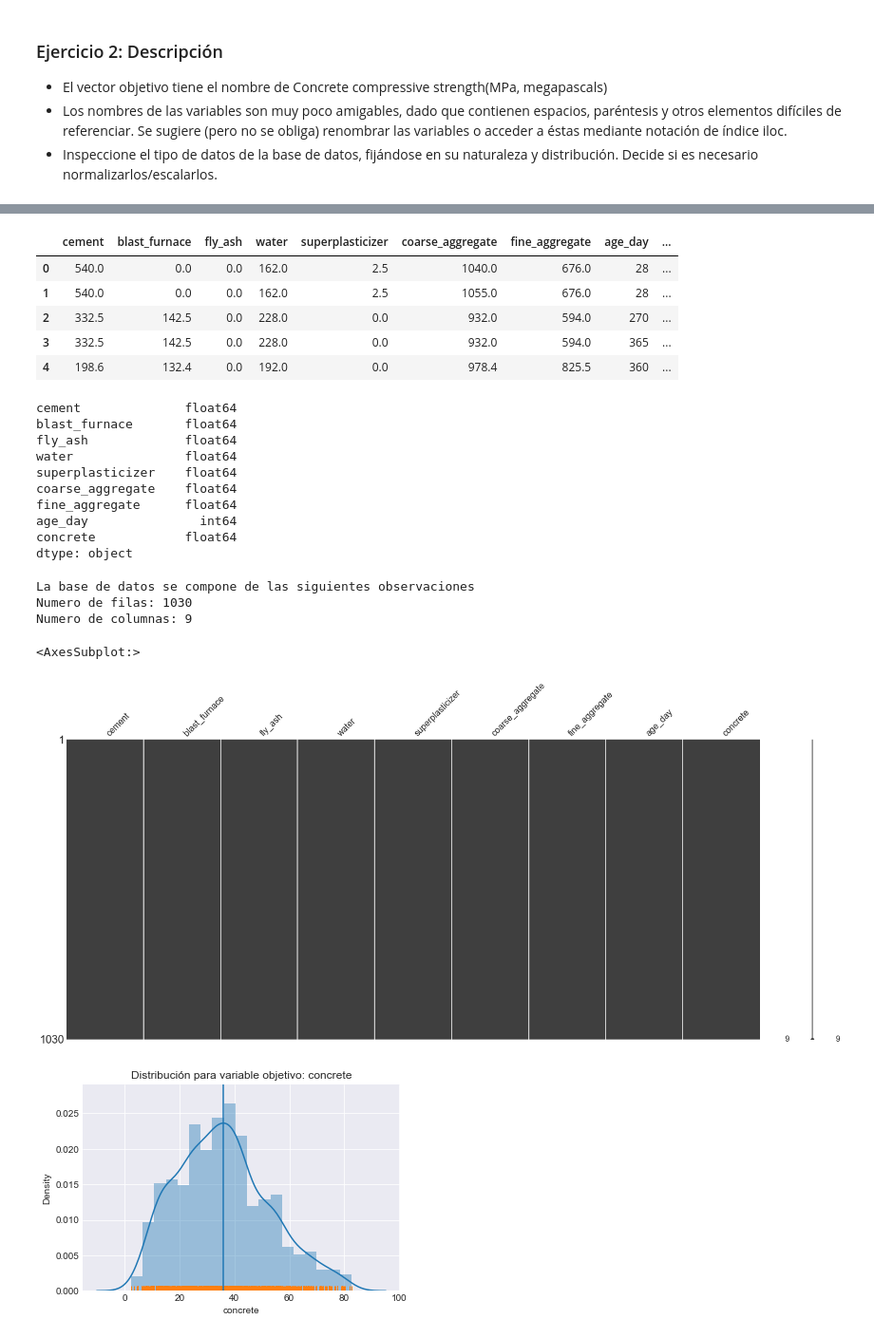
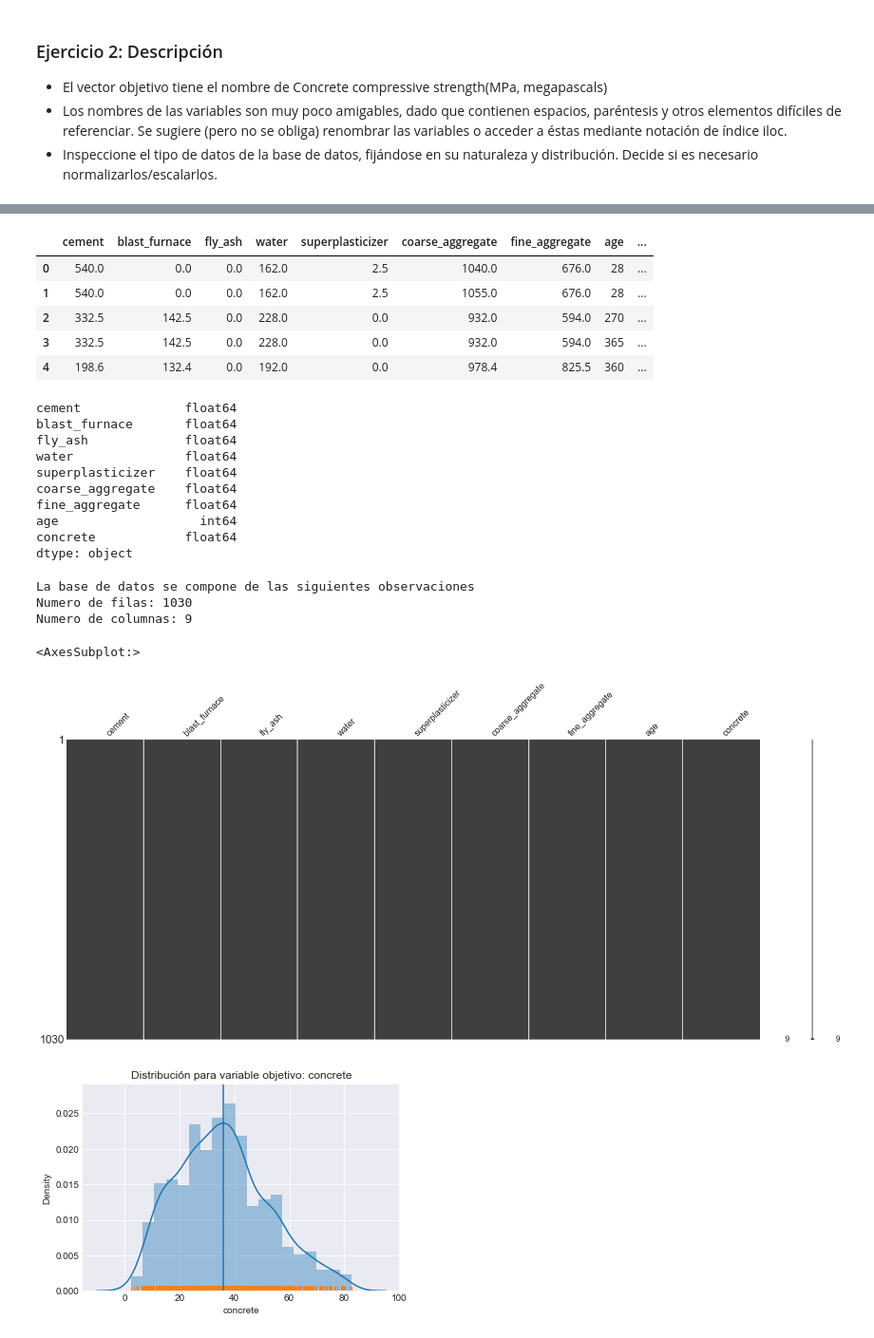
Before and after one commit to Denniels/Machine_Learning, a Jupyter notebook: concret.ipynb, the cells around one changed output, grey strips where cells are left out. Shown at 95% size. Saved outputs shown, nothing was run; the diff lists cells and outputs as text; code cells hidden in the pictures.

```diff
--- a/concret.ipynb
+++ b/concret.ipynb
@@ -79,17 +88,18 @@ df.columns = df.columns.map(lambda x: str(x).lower().replace(')', ''))
 # %%
 # Cambio de nombres a variables
-df = df.rename(columns = {'cement_component_1kg_in_a_m^3_mixture':'cement',
+df = df.rename(columns={'cement_component_1kg_in_a_m^3_mixture':'cement',
                         'blast_furnace_slag_component_2kg_in_a_m^3_mixture':'blast_furnace',
                         'fly_ash_component_3kg_in_a_m^3_mixture':'fly_ash',
                         'water__component_4kg_in_a_m^3_mixture':'water',
                         'superplasticizer_component_5kg_in_a_m^3_mixture':'superplasticizer',
                         'coarse_aggregate__component_6kg_in_a_m^3_mixture':'coarse_aggregate',
                         'fine_aggregate_component_7kg_in_a_m^3_mixture':'fine_aggregate',
+                        'age_day':'age',
                         'concrete_compressive_strengthmpa,_megapascals_':'concrete'})
 
 df.head()
 # %% [output]
-|  | cement | blast_furnace | fly_ash | water | superplasticizer | coarse_aggregate | fine_aggregate | age_day | ... |
+|  | cement | blast_furnace | fly_ash | water | superplasticizer | coarse_aggregate | fine_aggregate | age | ... |
 | 0 | 540.0 | 0.0 | 0.0 | 162.0 | 2.5 | 1040.0 | 676.0 | 28 | ... |
 | 1 | 540.0 | 0.0 | 0.0 | 162.0 | 2.5 | 1055.0 | 676.0 | 28 | ... |
 | 2 | 332.5 | 142.5 | 0.0 | 228.0 | 0.0 | 932.0 | 594.0 | 270 | ... |
@@ -106,7 +116,7 @@ water               float64
 superplasticizer    float64
 coarse_aggregate    float64
 fine_aggregate      float64
-age_day               int64
+age                   int64
 concrete            float64
 dtype: object
 # %%
@@ -121,7 +131,7 @@ Numero de columnas: 9
 msngo.matrix(df)
 # %% [output]
 <AxesSubplot:>
-[figure, old version]
+[figure, new version]
 # %%
 # Visualizacion distribucion vector objetivo
 sns.distplot(x = df['concrete'])
```
Also changed, not shown: parts of 19 cells of this notebook, 1 other file.
